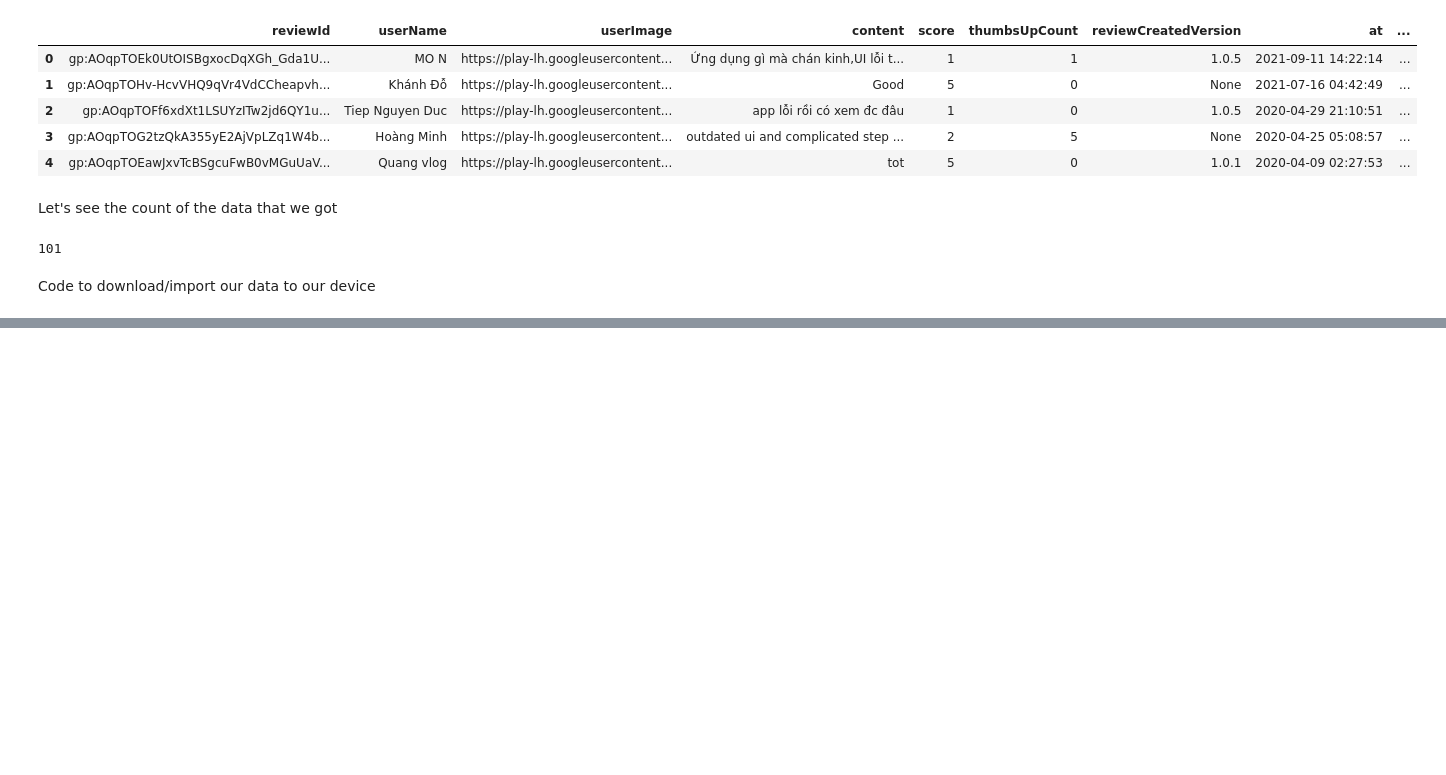
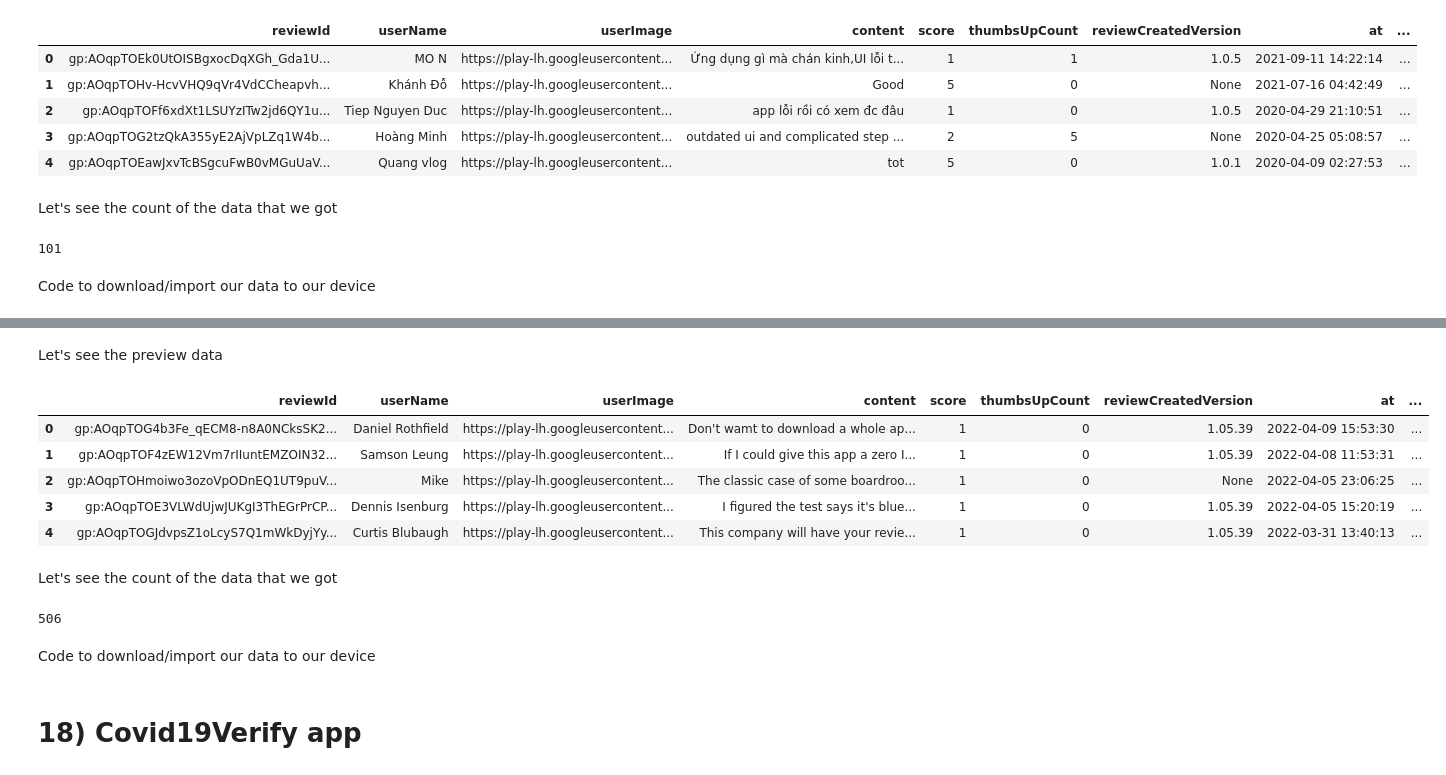
Before and after one commit to anilpankaj/COVID_APPs_REVIEW, a Jupyter notebook: Covid_Review.ipynb, the cells around one changed output, grey strips where cells are left out. Saved outputs shown, nothing was run; the diff lists cells and outputs as text; code cells hidden in the pictures; blank space fills up the shorter version.

```diff
--- a/Covid_Review.ipynb
+++ b/Covid_Review.ipynb
@@ -527,0 +563,29 @@ data_scraped15.to_csv("Suc_Khoe_Viet_Nam.csv", index = False) #it's save the fil
+# %%
+result17 = reviews_all(
+    'com.ellumehealth.homecovid.android',
+    sleep_milliseconds=0,  # by defaults it's take 0
+    lang='en', # by defaluts it's take 'en'
+    country='us', # by defaluts it's take 'us'
+    sort = Sort.NEWEST, # by defaults to Sort.MOST_RELEVANT, you can usee Sort.Newest to get newst reviews first
+)
+# %% [markdown]
+Let's see the preview data
+# %%
+data_scraped17 = pd.DataFrame(np.array(result17),columns=['review'])
+data_scraped17 = data_scraped17.join(pd.DataFrame(data_scraped17.pop('review').tolist()))
+data_scraped17.head()
+# %% [output]
+|  | reviewId | userName | userImage | content | score | thumbsUpCount | reviewCreatedVersion | at | ... |
+| 0 | gp:AOqpTOG4b3Fe_qECM8-n8A0NCksSK2... | Daniel Rothfield | https://play-lh.googleusercontent... | Don't wamt to download a whole ap... | 1 | 0 | 1.05.39 | 2022-04-09 15:53:30 | ... |
+| 1 | gp:AOqpTOF4zEW12Vm7rIIuntEMZOIN32... | Samson Leung | https://play-lh.googleusercontent... | If I could give this app a zero I... | 1 | 0 | 1.05.39 | 2022-04-08 11:53:31 | ... |
+| 2 | gp:AOqpTOHmoiwo3ozoVpODnEQ1UT9puV... | Mike | https://play-lh.googleusercontent... | The classic case of some boardroo... | 1 | 0 | None | 2022-04-05 23:06:25 | ... |
+| 3 | gp:AOqpTOE3VLWdUjwJUKgI3ThEGrPrCP... | Dennis Isenburg | https://play-lh.googleusercontent... | I figured the test says it's blue... | 1 | 0 | 1.05.39 | 2022-04-05 15:20:19 | ... |
+| 4 | gp:AOqpTOGJdvpsZ1oLcyS7Q1mWkDyjYy... | Curtis Blubaugh | https://play-lh.googleusercontent... | This company will have your revie... | 1 | 0 | 1.05.39 | 2022-03-31 13:40:13 | ... |
+# %% [markdown]
+Let's see the count of the data that we got
+# %%
+len(data_scraped17.index)
+# %% [output]
+506
+# %% [markdown]
+Code to download/import our data to our device
@@ -527,0 +594,2 @@ data_scraped15.to_csv("Suc_Khoe_Viet_Nam.csv", index = False) #it's save the fil
+# %% [markdown]
+# 18) Covid19Verify app
```
Also changed, not shown: parts of 33 cells of this notebook.
